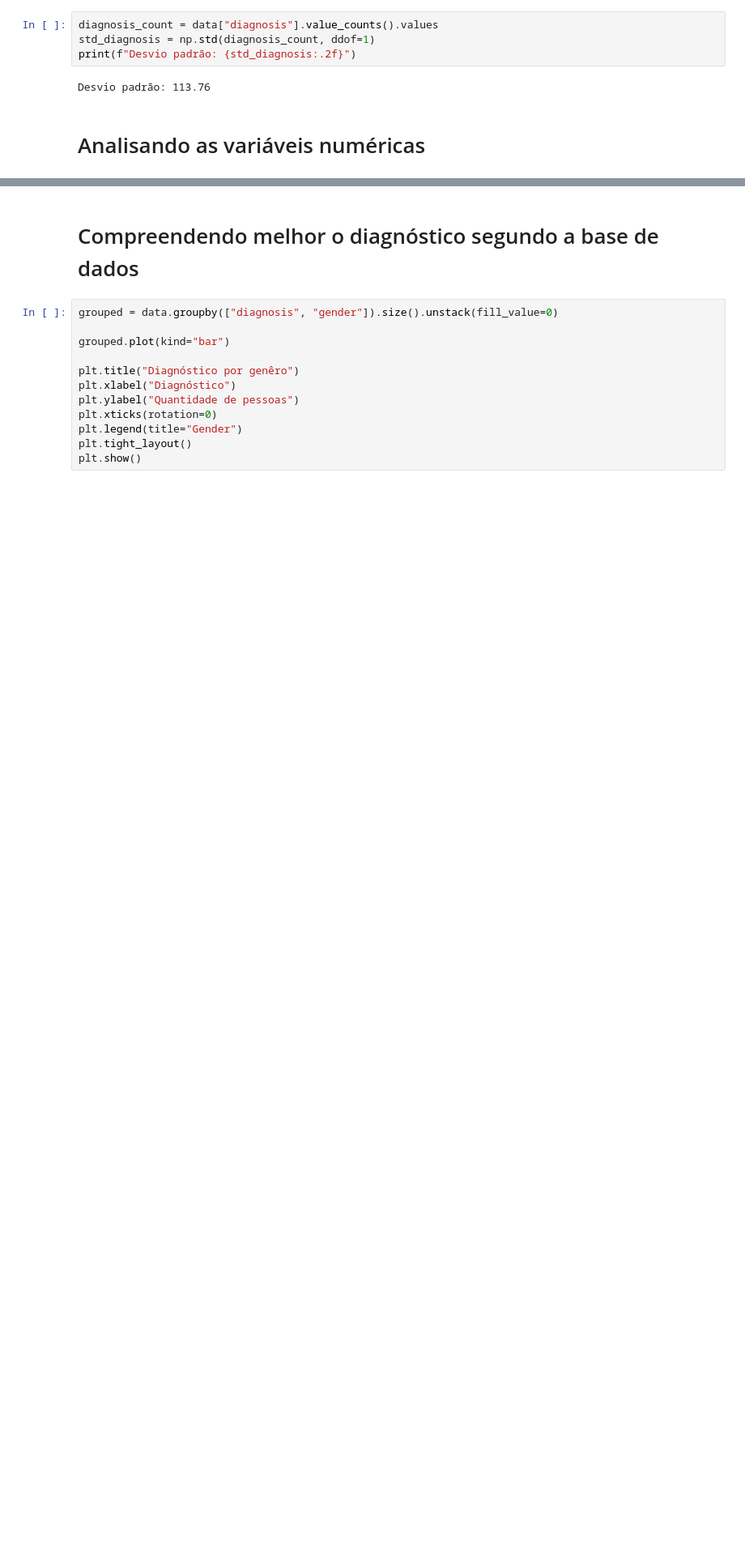
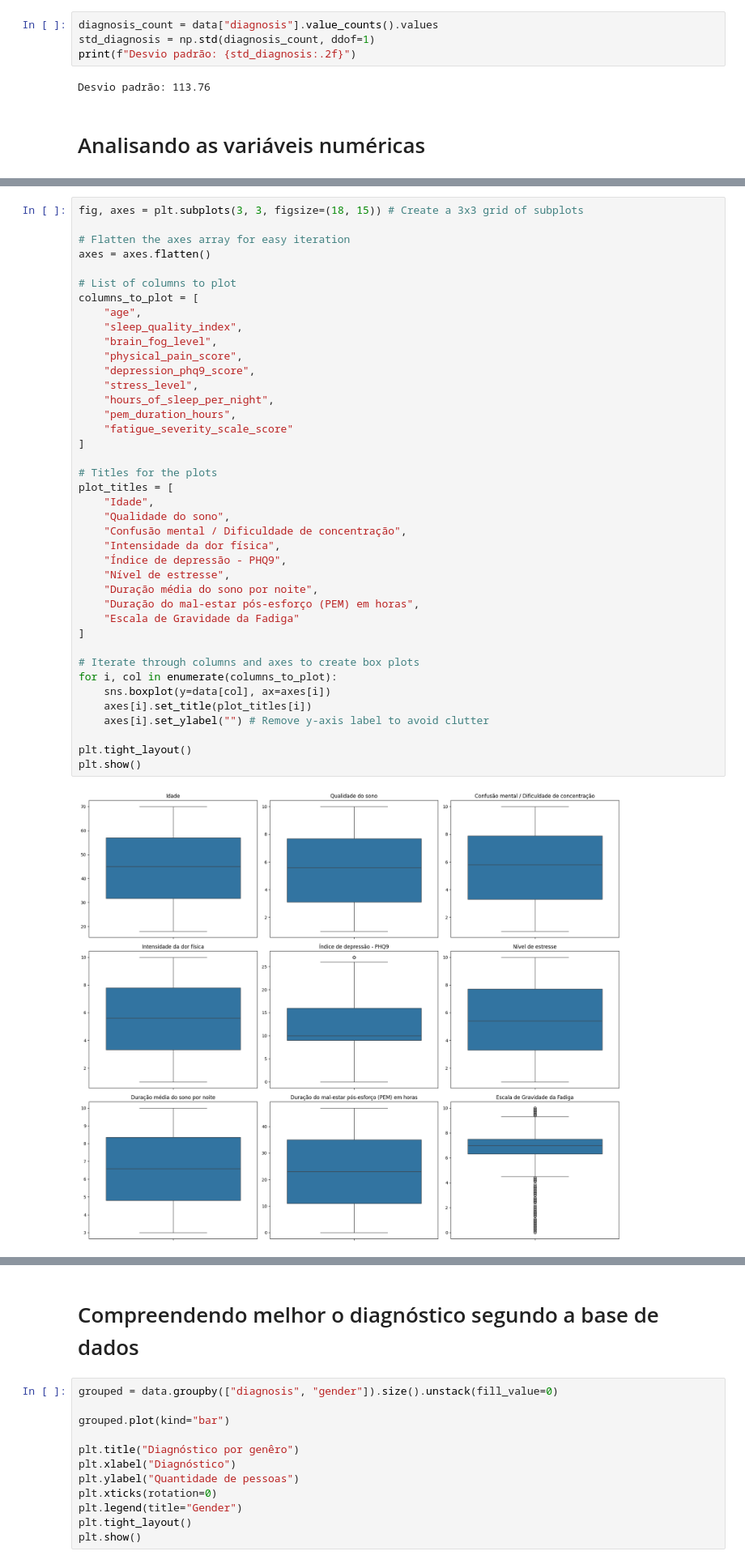
Before and after one commit to jessikamorais/FIAP, a Jupyter notebook: projeto_modulo1.ipynb, the cells around one changed output, grey strips where cells are left out. Shown at 81% size. Cells and saved outputs as stored; diff of their text form; blank space fills up the shorter version.

```diff
--- a/projeto_modulo1.ipynb
+++ b/projeto_modulo1.ipynb
@@ -294,0 +297,42 @@ Desvio padrão: 113.76
+# %%
+fig, axes = plt.subplots(3, 3, figsize=(18, 15)) # Create a 3x3 grid of subplots
+
+# Flatten the axes array for easy iteration
+axes = axes.flatten()
+
+# List of columns to plot
+columns_to_plot = [
+    "age",
+    "sleep_quality_index",
+    "brain_fog_level",
+    "physical_pain_score",
+    "depression_phq9_score",
+    "stress_level",
+    "hours_of_sleep_per_night",
+    "pem_duration_hours",
+    "fatigue_severity_scale_score"
+]
+
+# Titles for the plots
+plot_titles = [
+    "Idade",
+    "Qualidade do sono",
+    "Confusão mental / Dificuldade de concentração",
+    "Intensidade da dor física",
+    "Índice de depressão - PHQ9",
+    "Nível de estresse",
+    "Duração média do sono por noite",
+    "Duração do mal-estar pós-esforço (PEM) em horas",
+    "Escala de Gravidade da Fadiga"
+]
+
+# Iterate through columns and axes to create box plots
+for i, col in enumerate(columns_to_plot):
+    sns.boxplot(y=data[col], ax=axes[i])
+    axes[i].set_title(plot_titles[i])
+    axes[i].set_ylabel("") # Remove y-axis label to avoid clutter
+
+plt.tight_layout()
+plt.show()
+# %% [output]
+[figure, added]
```
Also changed, not shown: parts of 7 cells of this notebook.
